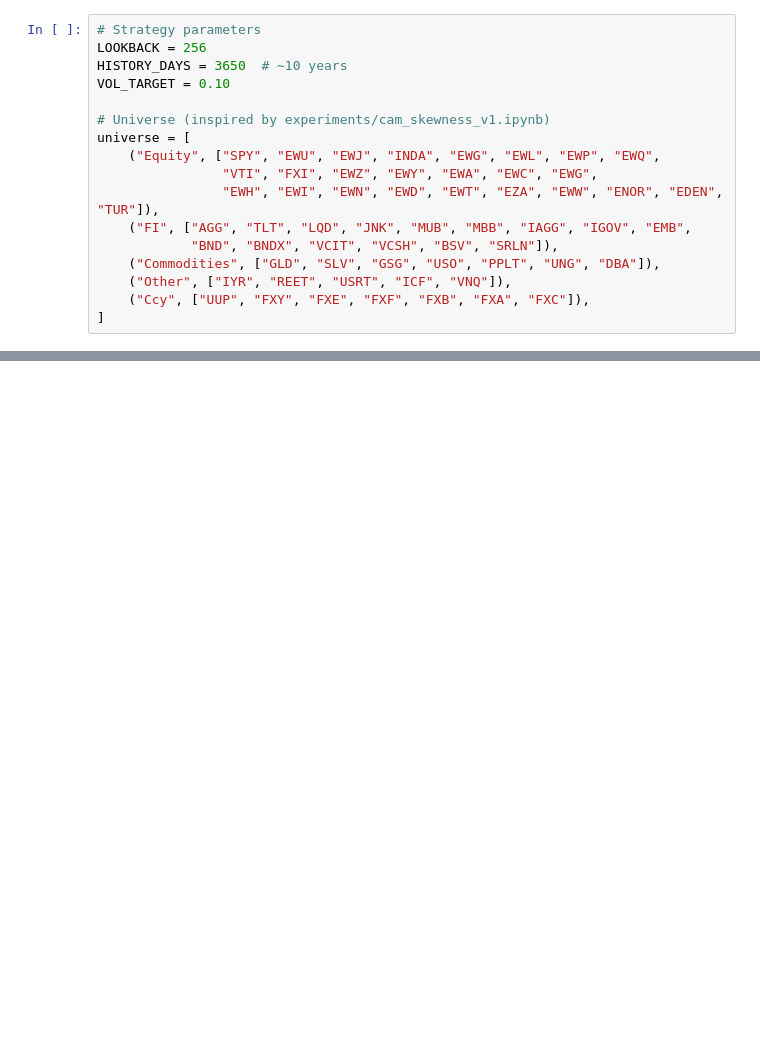
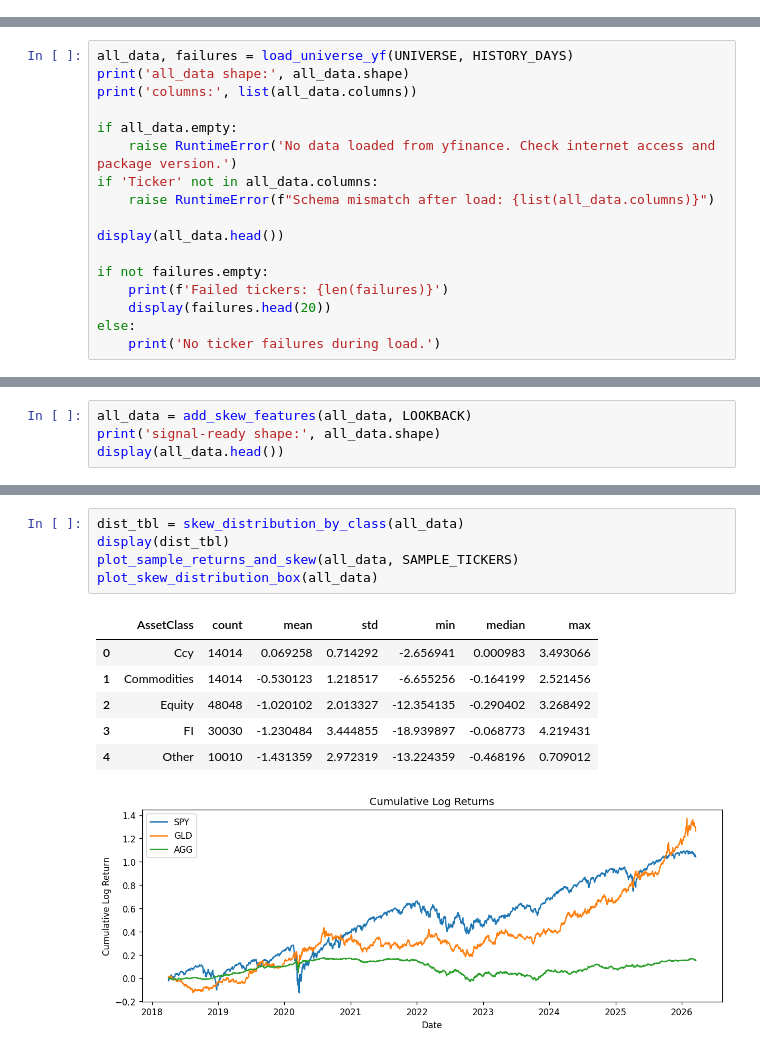
Before and after one commit to atkrish0/cross-asset-moments, a Jupyter notebook: experiments/cam_skewness_v2.ipynb, the cells around one changed output, grey strips where cells are left out. Saved outputs shown, nothing was run; the diff lists cells and outputs as text; blank space fills up the shorter version.

```diff
--- a/experiments/cam_skewness_v2.ipynb
+++ b/experiments/cam_skewness_v2.ipynb
@@ -25,17 +0,0 @@ pd.options.display.float_format = "{:.6f}".format
-# %%
-# Strategy parameters
-LOOKBACK = 256
-HISTORY_DAYS = 3650  # ~10 years
-VOL_TARGET = 0.10
-
-# Universe (inspired by experiments/cam_skewness_v1.ipynb)
-universe = [
-    ("Equity", ["SPY", "EWU", "EWJ", "INDA", "EWG", "EWL", "EWP", "EWQ",
-                "VTI", "FXI", "EWZ", "EWY", "EWA", "EWC", "EWG",
-                "EWH", "EWI", "EWN", "EWD", "EWT", "EZA", "EWW", "ENOR", "EDEN", "TUR"]),
-    ("FI", ["AGG", "TLT", "LQD", "JNK", "MUB", "MBB", "IAGG", "IGOV", "EMB",
-            "BND", "BNDX", "VCIT", "VCSH", "BSV", "SRLN"]),
-    ("Commodities", ["GLD", "SLV", "GSG", "USO", "PPLT", "UNG", "DBA"]),
-    ("Other", ["IYR", "REET", "USRT", "ICF", "VNQ"]),
-    ("Ccy", ["UUP", "FXY", "FXE", "FXF", "FXB", "FXA", "FXC"]),
-]
@@ -464,0 +119,17 @@ check.describe()
+# %%
+all_data, failures = load_universe_yf(UNIVERSE, HISTORY_DAYS)
+print('all_data shape:', all_data.shape)
+print('columns:', list(all_data.columns))
+
+if all_data.empty:
+    raise RuntimeError('No data loaded from yfinance. Check internet access and package version.')
+if 'Ticker' not in all_data.columns:
+    raise RuntimeError(f"Schema mismatch after load: {list(all_data.columns)}")
+
+display(all_data.head())
+
+if not failures.empty:
+    print(f'Failed tickers: {len(failures)}')
+    display(failures.head(20))
+else:
+    print('No ticker failures during load.')
@@ -464,0 +262,4 @@ check.describe()
+# %%
+all_data = add_skew_features(all_data, LOOKBACK)
+print('signal-ready shape:', all_data.shape)
+display(all_data.head())
@@ -464,0 +274,13 @@ check.describe()
+# %%
+dist_tbl = skew_distribution_by_class(all_data)
+display(dist_tbl)
+plot_sample_returns_and_skew(all_data, SAMPLE_TICKERS)
+plot_skew_distribution_box(all_data)
+# %% [output]
+|  | AssetClass | count | mean | std | min | median | max |
+| 0 | Ccy | 14014 | 0.069258 | 0.714292 | -2.656941 | 0.000983 | 3.493066 |
+| 1 | Commodities | 14014 | -0.530123 | 1.218517 | -6.655256 | -0.164199 | 2.521456 |
+| 2 | Equity | 48048 | -1.020102 | 2.013327 | -12.354135 | -0.290402 | 3.268492 |
+| 3 | FI | 30030 | -1.230484 | 3.444855 | -18.939897 | -0.068773 | 4.219431 |
+| 4 | Other | 10010 | -1.431359 | 2.972319 | -13.224359 | -0.468196 | 0.709012 |
+[figure, added]
```
Also changed, not shown: parts of 51 cells of this notebook, 13 other files.
